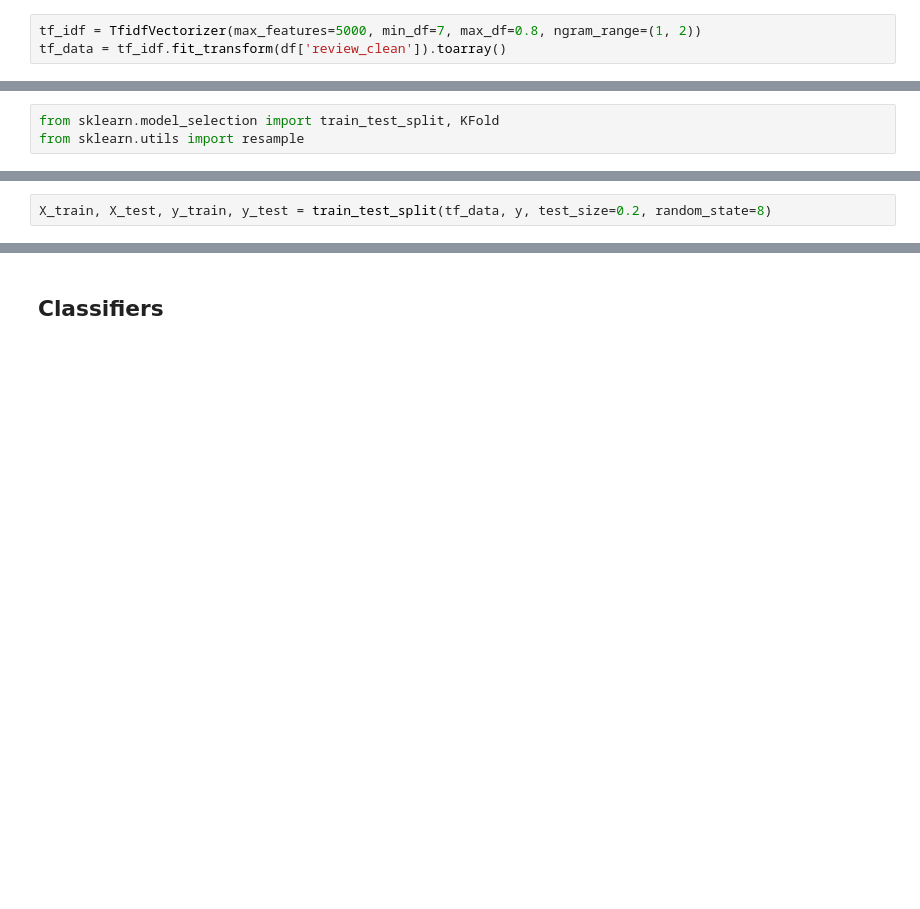
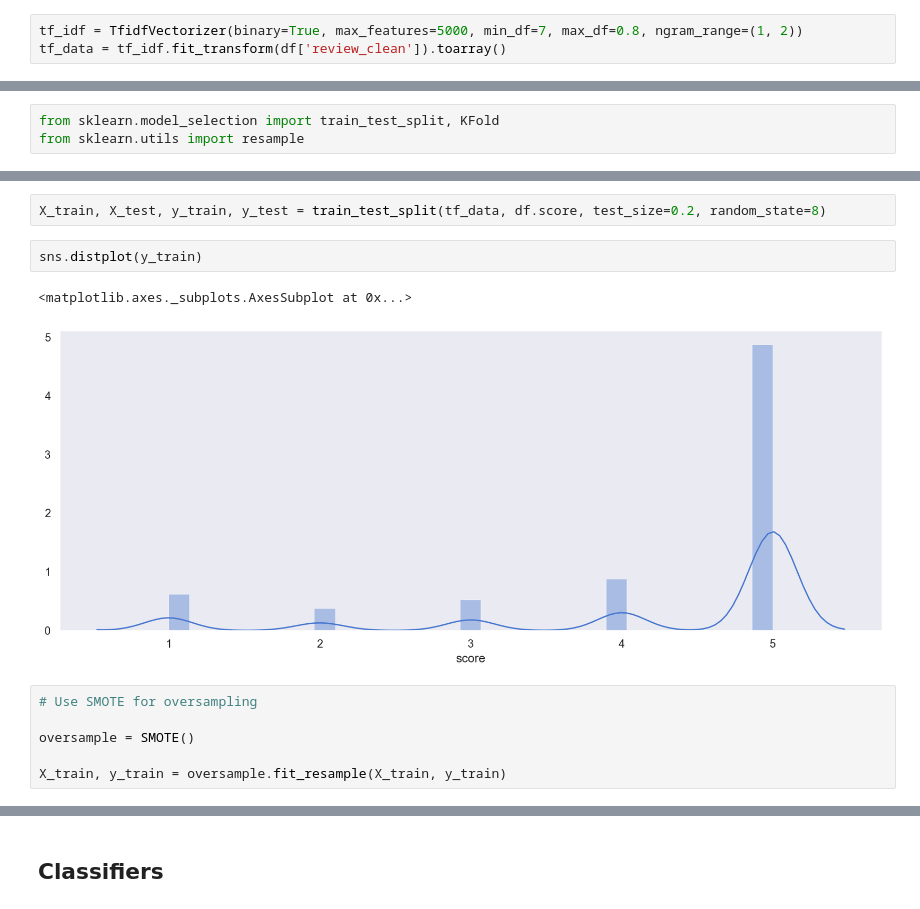
Before and after one commit to wesdoyle/data-science-notebooks, a Jupyter notebook: Amazon Food Reviews.ipynb, the cells around one changed output, grey strips where cells are left out. Saved outputs shown, nothing was run; the diff lists cells and outputs as text; blank space fills up the shorter version.

```diff
--- a/Amazon Food Reviews.ipynb
+++ b/Amazon Food Reviews.ipynb
@@ -239,7 +267,7 @@ df.shape
 # %% [markdown]
 ## TFIDF Vectors
 # %%
-tf_idf = TfidfVectorizer(max_features=5000, min_df=7, max_df=0.8, ngram_range=(1, 2))
+tf_idf = TfidfVectorizer(binary=True, max_features=5000, min_df=7, max_df=0.8, ngram_range=(1, 2))
 tf_data = tf_idf.fit_transform(df['review_clean']).toarray()
 # %%
 tf_idf.vocabulary_['highly recommend']
@@ -301,2 +319,13 @@ len(df)
 # %%
-X_train, X_test, y_train, y_test = train_test_split(tf_data, y, test_size=0.2, random_state=8)
+X_train, X_test, y_train, y_test = train_test_split(tf_data, df.score, test_size=0.2, random_state=8)
+# %%
+sns.distplot(y_train)
+# %% [output]
+<matplotlib.axes._subplots.AxesSubplot at 0x...>
+[figure, added]
+# %%
+# Use SMOTE for oversampling
+
+oversample = SMOTE()
+
+X_train, y_train = oversample.fit_resample(X_train, y_train)
```
Also changed, not shown: parts of 65 cells of this notebook, 2 other files.
